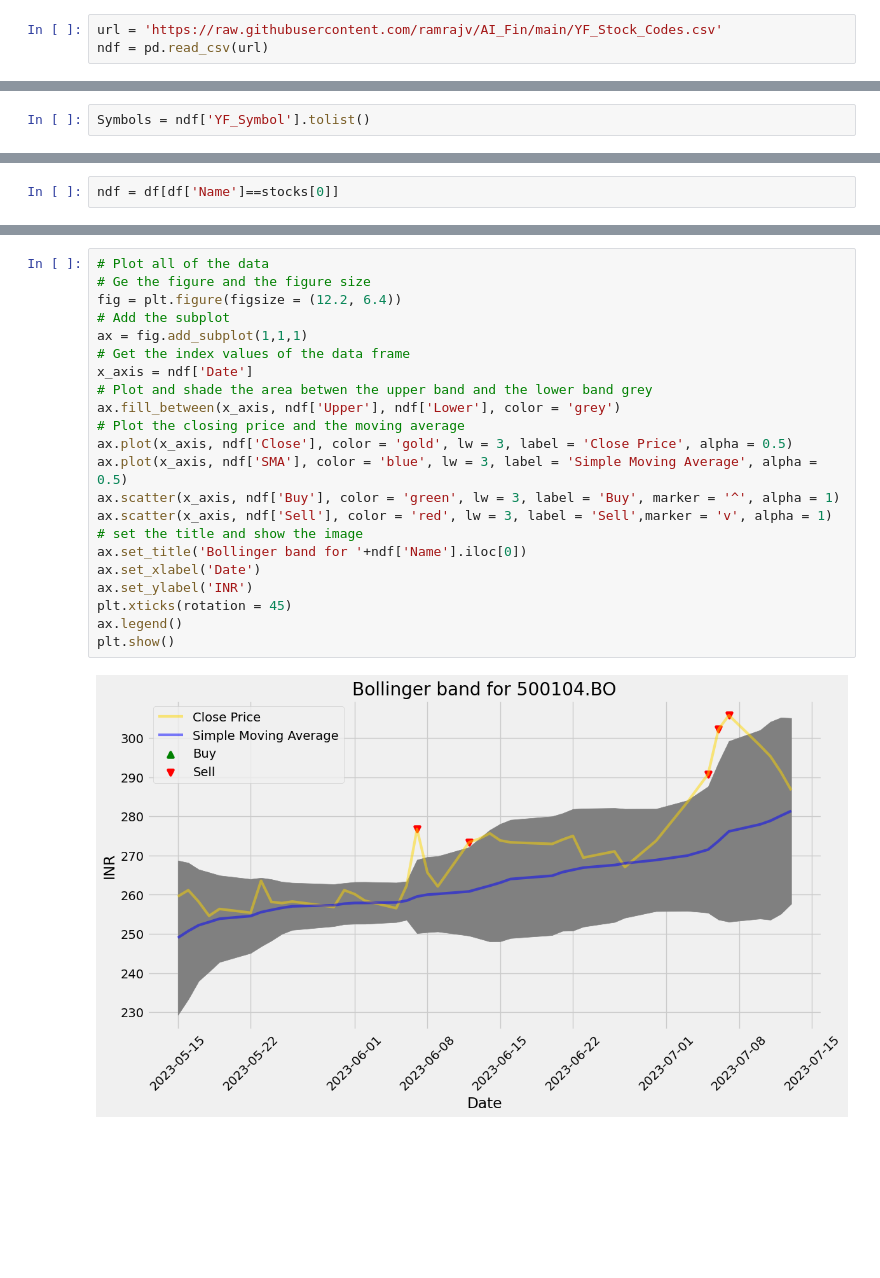
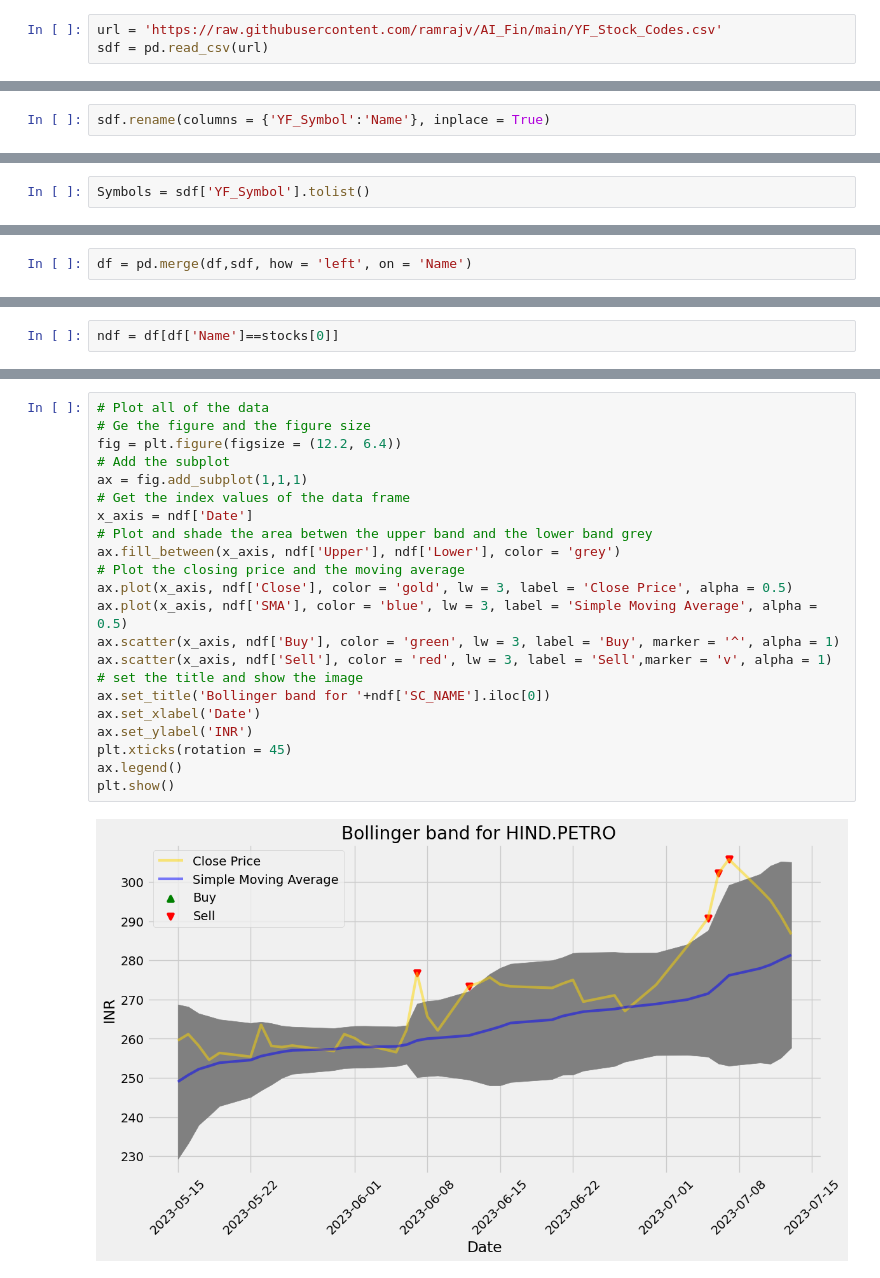
Before and after one commit to ramrajv/AI_Fin, a Jupyter notebook: YF_Indian_Buy_Sell.ipynb, the cells around one changed output, grey strips where cells are left out. Saved outputs shown, nothing was run; the diff lists cells and outputs as text; blank space fills up the shorter version.

```diff
--- a/YF_Indian_Buy_Sell.ipynb
+++ b/YF_Indian_Buy_Sell.ipynb
@@ -10,5 +10,5 @@ import requests
 import io
 # %%
 url = 'https://raw.githubusercontent.com/ramrajv/AI_Fin/main/YF_Stock_Codes.csv'
-ndf = pd.read_csv(url)
+sdf = pd.read_csv(url)
 # %%
@@ -32,11 +32,13 @@ ndf.head
 ## Historical Market Prices
 
 Get the historical market prices of 90days
+# %%
+sdf.rename(columns = {'YF_Symbol':'Name'}, inplace = True)
 # %%
 end = datetime.date.today()
 start = end-pd.Timedelta(days = 90)
 # %%
-Symbols = ndf['YF_Symbol'].tolist()
+Symbols = sdf['YF_Symbol'].tolist()
 # %%
 # create empty dataframe
 stock_final = pd.DataFrame()
@@ -151,3 +153,5 @@ df.head()
 | 21 | 2023-05-17 | 260.500000 | 264.100006 | 257.500000 | 258.200012 | 258.200012 | 102231 | 500104.BO | 252.202502 | 7.118442 | 266.439386 | ... |
 | 22 | 2023-05-18 | 256.649994 | 259.399994 | 253.600006 | 254.600006 | 254.600006 | 81284 | 500104.BO | 253.015002 | 6.338792 | 265.692586 | ... |
 | 23 | 2023-05-19 | 253.050003 | 256.950012 | 251.699997 | 256.350006 | 256.350006 | 95494 | 500104.BO | 253.852502 | 5.527717 | 264.907935 | ... |
+# %%
+df = pd.merge(df,sdf, how = 'left', on = 'Name')
@@ -194,24 +207,24 @@ ndf.head
 # %%
 # Plot all of the data
 # Ge the figure and the figure size
 fig = plt.figure(figsize = (12.2, 6.4))
 # Add the subplot
 ax = fig.add_subplot(1,1,1)
 # Get the index values of the data frame
 x_axis = ndf['Date']
 # Plot and shade the area betwen the upper band and the lower band grey
 ax.fill_between(x_axis, ndf['Upper'], ndf['Lower'], color = 'grey')
 # Plot the closing price and the moving average
 ax.plot(x_axis, ndf['Close'], color = 'gold', lw = 3, label = 'Close Price', alpha = 0.5)
 ax.plot(x_axis, ndf['SMA'], color = 'blue', lw = 3, label = 'Simple Moving Average', alpha = 0.5)
 ax.scatter(x_axis, ndf['Buy'], color = 'green', lw = 3, label = 'Buy', marker = '^', alpha = 1)
 ax.scatter(x_axis, ndf['Sell'], color = 'red', lw = 3, label = 'Sell',marker = 'v', alpha = 1)
 # set the title and show the image
-ax.set_title('Bollinger band for '+ndf['Name'].iloc[0])
+ax.set_title('Bollinger band for '+ndf['SC_NAME'].iloc[0])
 ax.set_xlabel('Date')
 ax.set_ylabel('INR')
 plt.xticks(rotation = 45)
 ax.legend()
 plt.show()
 # %% [output]
-[figure, old version]
+[figure, new version]
```
Also changed, not shown: parts of 6 cells of this notebook.
